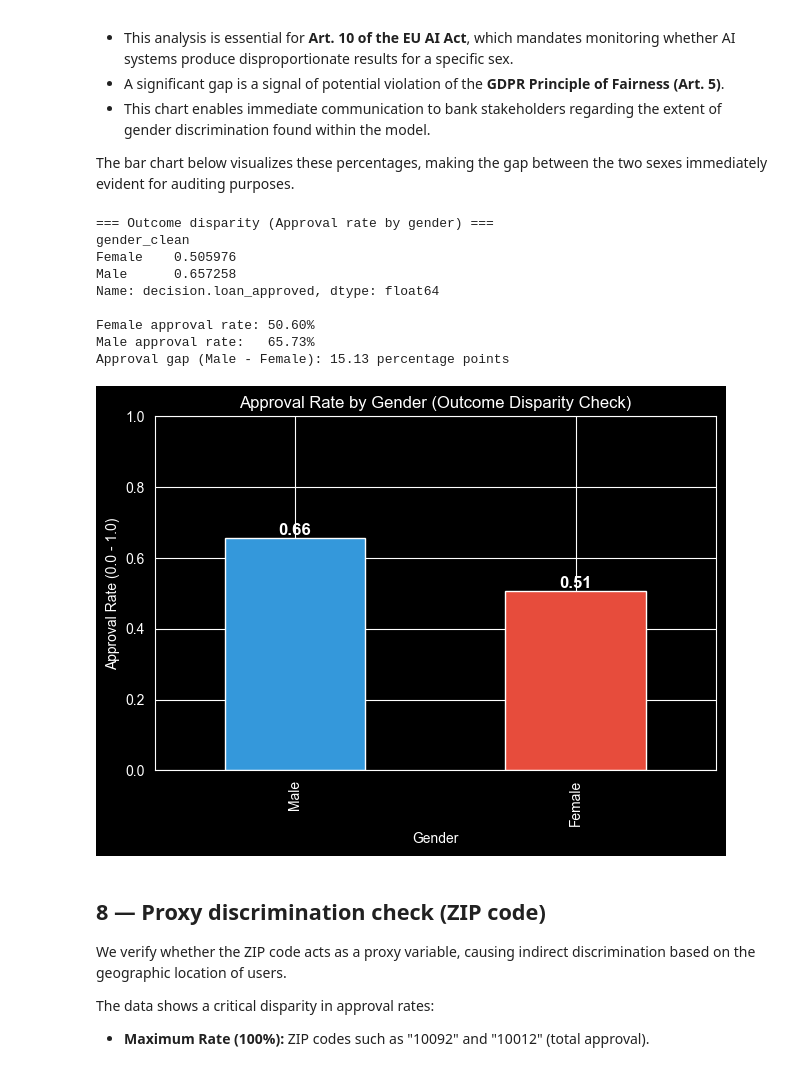
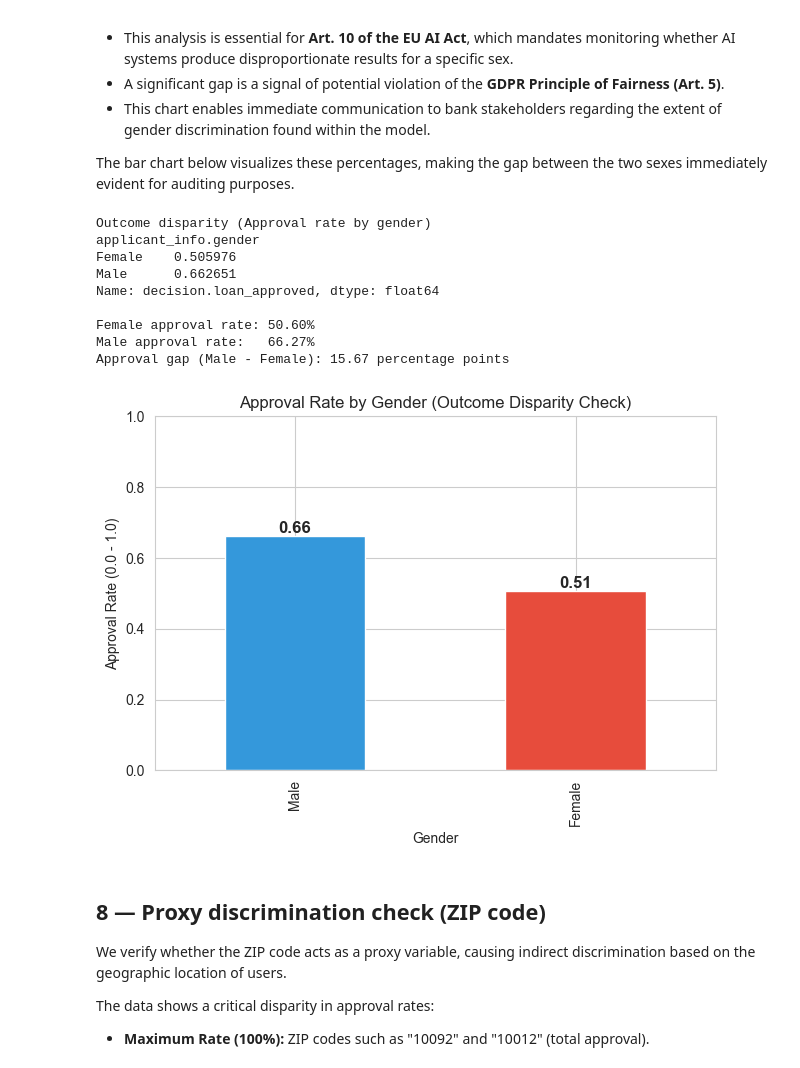
Before and after one commit to korbidietl/dego_gp_txc1, a Jupyter notebook: notebooks/03-privacy-demo.ipynb, the cells around one changed output. Cells and saved outputs as stored; diff of their text form; code cells hidden in the pictures.

```diff
--- a/notebooks/03-privacy-demo.ipynb
+++ b/notebooks/03-privacy-demo.ipynb
@@ -32,9 +32,5 @@ We load the file and use `pd.json_normalize()` to create a tabular structure sui
 
 This is a key governance step because governance controls (privacy/fairness checks) require clear visibility of all fields.
 # %%
-with open("../data/raw_credit_applications.json") as f:
-    data = json.load(f)
-
-df = pd.json_normalize(data)
-df.columns
-df.head()
+DATA_PATH = "../data/clean_credit_applications.csv"
+df = pd.read_csv(DATA_PATH)
@@ -367,43 +263,46 @@ From a governance and oversight perspective:
 - This chart enables immediate communication to bank stakeholders regarding the extent of gender discrimination found within the model.
 
 The bar chart below visualizes these percentages, making the gap between the two sexes immediately evident for auditing purposes.
+# %%
+approval_rates = df.groupby("applicant_info.gender")["decision.loan_approved"].mean()
+female_rate = approval_rates.loc["Female"]
+male_rate   = approval_rates.loc["Male"]
+gap_pp = (male_rate - female_rate) * 100
+print("Outcome disparity (Approval rate by gender)")
+print(approval_rates)
+
+print("\nFemale approval rate: {:.2f}%".format(female_rate * 100))
+print("Male approval rate:   {:.2f}%".format(male_rate * 100))
+print("Approval gap (Male - Female): {:.2f} percentage points".format(gap_pp))
+# %% [output]
+Outcome disparity (Approval rate by gender)
+applicant_info.gender
+Female    0.505976
+Male      0.662651
+Name: decision.loan_approved, dtype: float64
+
+Female approval rate: 50.60%
+Male approval rate:   66.27%
+Approval gap (Male - Female): 15.67 percentage points
 # %%
-approval_rates = df.groupby("gender_clean")["decision.loan_approved"].mean()
-female_rate = approval_rates.loc["Female"]
-male_rate   = approval_rates.loc["Male"]
-gap_pp = (male_rate - female_rate) * 100
-print("=== Outcome disparity (Approval rate by gender) ===")
-print(approval_rates)
-
-print("\nFemale approval rate: {:.2f}%".format(female_rate * 100))
-print("Male approval rate:   {:.2f}%".format(male_rate * 100))
-print("Approval gap (Male - Female): {:.2f} percentage points".format(gap_pp))
+# Visualization
 ax = approval_rates.reindex(["Male", "Female"]).plot(kind="bar", color=['#3498db', '#e74c3c'])
 plt.title("Approval Rate by Gender (Outcome Disparity Check)")
 plt.xlabel("Gender")
 plt.ylabel("Approval Rate (0.0 - 1.0)")
 plt.ylim(0, 1)
 
 for p in ax.patches:
     ax.annotate(f"{p.get_height():.2f}",
                 (p.get_x() + p.get_width()/2, p.get_height()),
                 ha="center",
                 va="bottom",
                 fontsize=12,
                 fontweight='bold')
 plt.tight_layout()
 plt.show()
 # %% [output]
-=== Outcome disparity (Approval rate by gender) ===
-gender_clean
-Female    0.505976
-Male      0.657258
-Name: decision.loan_approved, dtype: float64
-
-Female approval rate: 50.60%
-Male approval rate:   65.73%
-Approval gap (Male - Female): 15.13 percentage points
-[figure, old version]
+[figure, new version]
 # %% [markdown]
 ## 8 — Proxy discrimination check (ZIP code)
 
```
Also changed, not shown: parts of 11 cells of this notebook, 2 other files.
